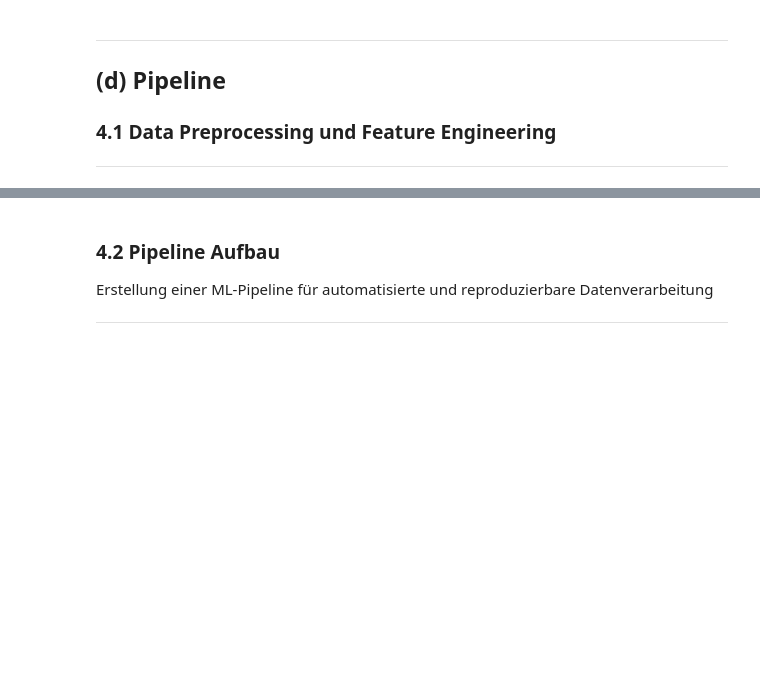
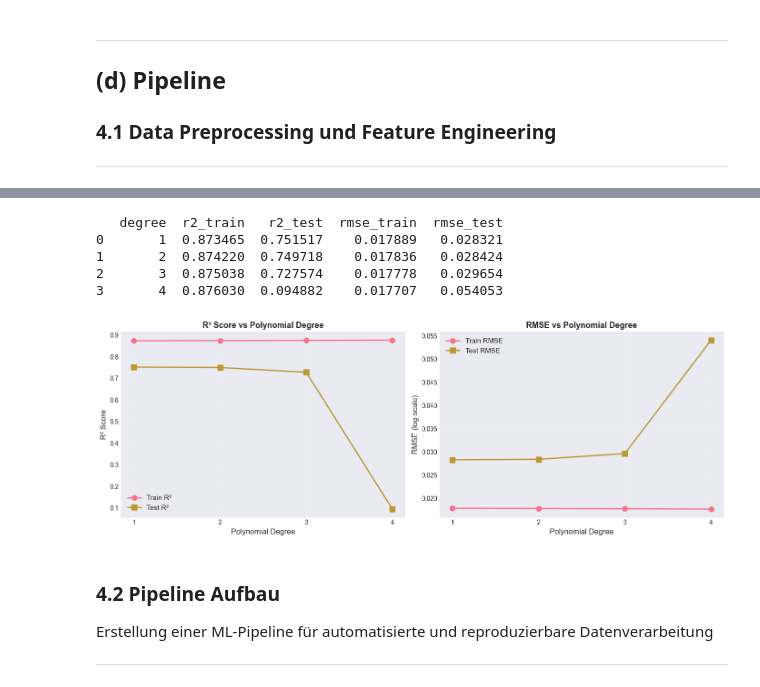
Before and after one commit to Simon5gitty/HubiLucki----ML, a Jupyter notebook: ML_Projekt_StudentPerformance.ipynb, the cells around one changed output, grey strips where cells are left out. Cells and saved outputs as stored; diff of their text form; code cells hidden in the pictures; blank space fills up the shorter version.

Commit message:
Pipeline versuche

```diff
--- a/ML_Projekt_StudentPerformance.ipynb
+++ b/ML_Projekt_StudentPerformance.ipynb
@@ -681,3 +677,79 @@ Train RMSE (original units): 1.2176, Test RMSE (original units): 1.9592
+# %%
+# Polynomial Regression mit verschiedenen Graden testen
+degrees = range(1, 5)
+results = {'degree': [], 'r2_train': [], 'r2_test': [], 'rmse_train': [], 'rmse_test': []}
+
+for degree in degrees:
+    # Build numeric pipeline with polynomial features
+    numeric_transformer_temp = Pipeline(steps=[
+        ('imputer', SimpleImputer(strategy='median')),
+        ('scaler', StandardScaler()),
+        ('poly', PolynomialFeatures(degree=degree, include_bias=False))
+    ])
+
+    preprocessor_temp = ColumnTransformer(transformers=[
+        ('num', numeric_transformer_temp, numerical_features),
+        ('cat', categorical_transformer, categorical_features)
+    ])
+
+    pipeline_temp = Pipeline(steps=[
+        ('preprocessor', preprocessor_temp),
+        ('regressor', LinearRegression())
+    ])
+
+    # Fit and predict
+    pipeline_temp.fit(X_train[numerical_features + categorical_features], y_train)
+    y_train_pred_temp = pipeline_temp.predict(X_train[numerical_features + categorical_features])
+    y_test_pred_temp = pipeline_temp.predict(X_test[numerical_features + categorical_features])
+
+    # Calculate metrics
+    r2_train = r2_score(y_train, y_train_pred_temp)
+    r2_test = r2_score(y_test, y_test_pred_temp)
+    rmse_train = np.sqrt(mean_squared_error(y_train, y_train_pred_temp))
+    rmse_test = np.sqrt(mean_squared_error(y_test, y_test_pred_temp))
+
+    results['degree'].append(degree)
+    results['r2_train'].append(r2_train)
+    results['r2_test'].append(r2_test)
+    results['rmse_train'].append(rmse_train)
+    results['rmse_test'].append(rmse_test)
+
+# Convert to DataFrame for better visualization
+results_df = pd.DataFrame(results)
+print(results_df)
+
+# Visualization
+fig, axes = plt.subplots(1, 2, figsize=(14, 5))
+
+# R² Score Plot
+axes[0].plot(results_df['degree'], results_df['r2_train'], 'o-', label='Train R²', linewidth=2, markersize=8)
+axes[0].plot(results_df['degree'], results_df['r2_test'], 's-', label='Test R²', linewidth=2, markersize=8)
+axes[0].set_xlabel('Polynomial Degree', fontsize=12)
+axes[0].set_ylabel('R² Score', fontsize=12)
+axes[0].set_title('R² Score vs Polynomial Degree', fontsize=13, fontweight='bold')
+axes[0].legend(fontsize=11)
+axes[0].grid(True, alpha=0.3)
+axes[0].set_xticks(degrees)
+
+# RMSE Plot
+axes[1].plot(results_df['degree'], results_df['rmse_train'], 'o-', label='Train RMSE', linewidth=2, markersize=8)
+axes[1].plot(results_df['degree'], results_df['rmse_test'], 's-', label='Test RMSE', linewidth=2, markersize=8)
+axes[1].set_xlabel('Polynomial Degree', fontsize=12)
+axes[1].set_ylabel('RMSE (log-scale)', fontsize=12)
+axes[1].set_title('RMSE vs Polynomial Degree', fontsize=13, fontweight='bold')
+axes[1].legend(fontsize=11)
+axes[1].grid(True, alpha=0.3)
+axes[1].set_xticks(degrees)
+
+plt.tight_layout()
+plt.show()
+# %% [output]
+   degree  r2_train   r2_test  rmse_train  rmse_test
+0       1  0.873465  0.751517    0.017889   0.028321
+1       2  0.874220  0.749718    0.017836   0.028424
+2       3  0.875038  0.727574    0.017778   0.029654
+3       4  0.876030  0.094882    0.017707   0.054053
+[figure, added]
 # %% [markdown]
 ### 4.2 Pipeline Aufbau
 
```
Also changed, not shown: parts of 2 cells of this notebook.
